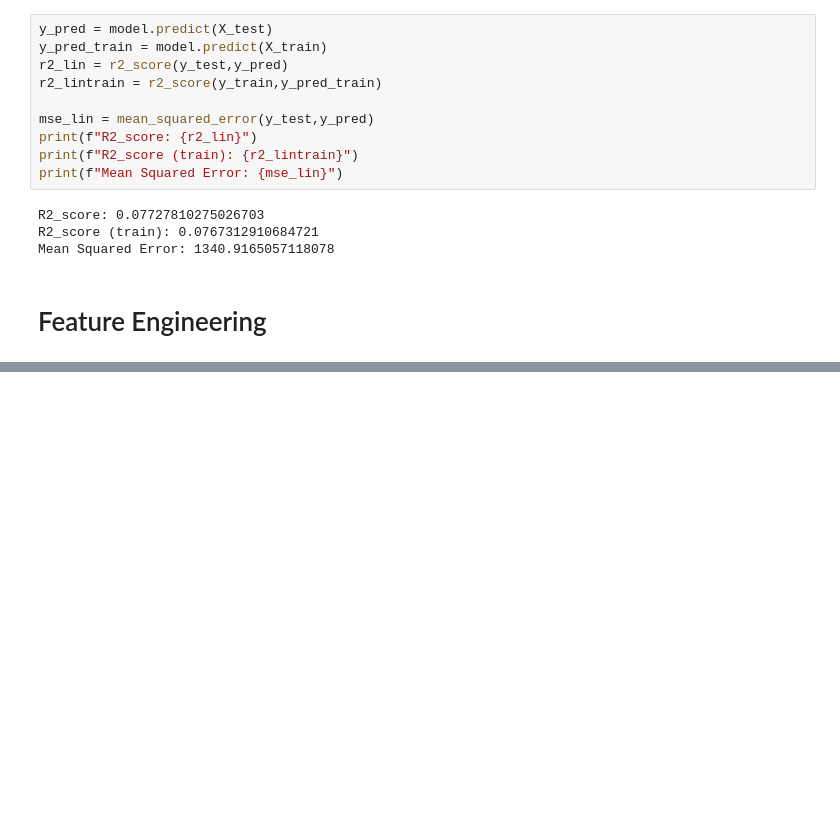
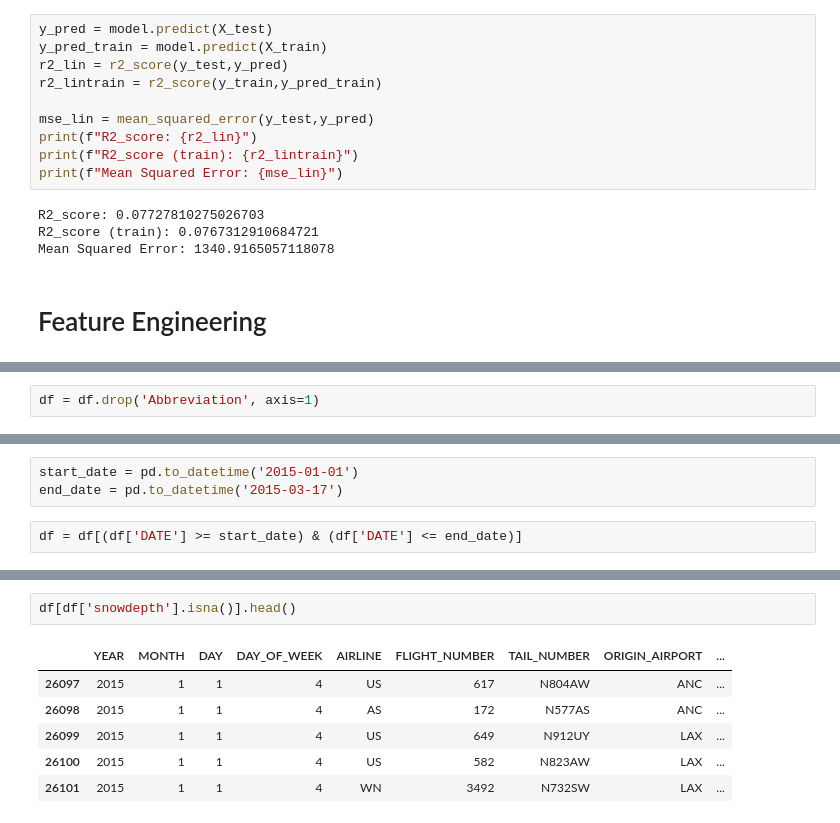
Before and after one commit to kriskalb/flight-delay-prediction, a Jupyter notebook: final_project.ipynb, the cells around one changed output, grey strips where cells are left out. Cells and saved outputs as stored; diff of their text form; blank space fills up the shorter version.

```diff
--- a/final_project.ipynb
+++ b/final_project.ipynb
@@ -1329,0 +1339,2 @@ df_cancelled['DESTINATION_AIRPORT'].value_counts()[:50].sum()
+# %%
+df = df.drop('Abbreviation', axis=1)
@@ -1329,0 +1344,5 @@ df_cancelled['DESTINATION_AIRPORT'].value_counts()[:50].sum()
+# %%
+start_date = pd.to_datetime('2015-01-01')
+end_date = pd.to_datetime('2015-03-17')
+# %%
+df = df[(df['DATE'] >= start_date) & (df['DATE'] <= end_date)]
@@ -1329,0 +1384,9 @@ df_cancelled['DESTINATION_AIRPORT'].value_counts()[:50].sum()
+# %%
+df[df['snowdepth'].isna()].head()
+# %% [output]
+|  | YEAR | MONTH | DAY | DAY_OF_WEEK | AIRLINE | FLIGHT_NUMBER | TAIL_NUMBER | ORIGIN_AIRPORT | ... |
+| 26097 | 2015 | 1 | 1 | 4 | US | 617 | N804AW | ANC | ... |
+| 26098 | 2015 | 1 | 1 | 4 | AS | 172 | N577AS | ANC | ... |
+| 26099 | 2015 | 1 | 1 | 4 | US | 649 | N912UY | LAX | ... |
+| 26100 | 2015 | 1 | 1 | 4 | US | 582 | N823AW | LAX | ... |
+| 26101 | 2015 | 1 | 1 | 4 | WN | 3492 | N732SW | LAX | ... |
```
Also changed, not shown: parts of 107 cells of this notebook.
